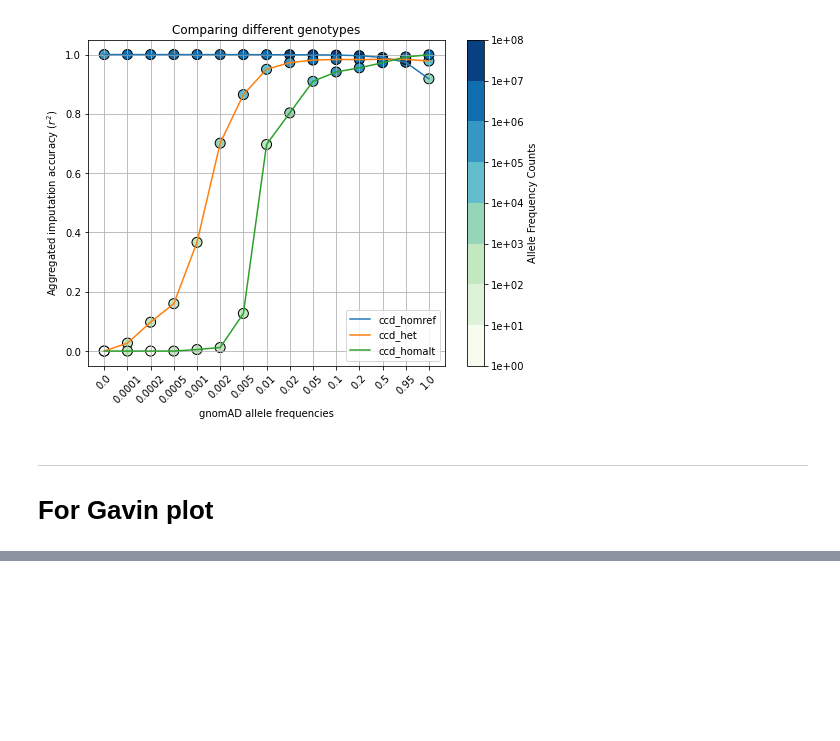
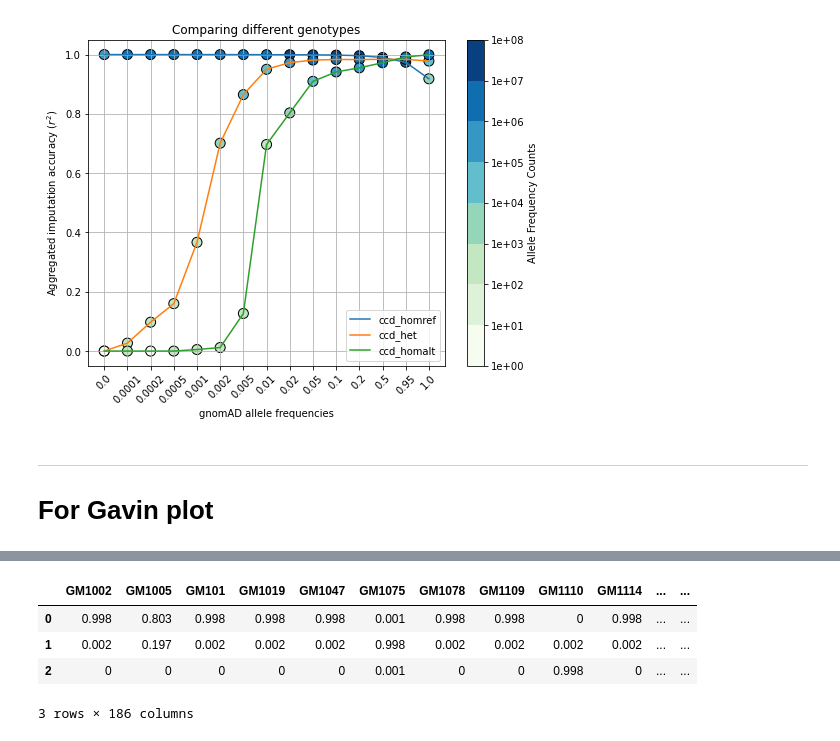
Before and after one commit to Suuuuuuuus/LCWGS_pipeline, a Jupyter notebook: scripts/lcwgs_tmp.ipynb, the cells around one changed output, grey strips where cells are left out. Drawn from its saved outputs; the diff is of its cells as text; code cells hidden in the pictures; blank space fills up the shorter version.

```diff
--- a/scripts/lcwgs_tmp.ipynb
+++ b/scripts/lcwgs_tmp.ipynb
@@ -143,19 +91,3 @@ plot_imputation_accuracy(dfs, title = 'Comparing different genotypes')
 # %% [markdown]
 ---
 # For Gavin plot
-# %%
-chip_oneKG_chr11 = "/well/band/users/rbx225/GAMCC/results/chip/imputed/oneKG/vcf/chr11.all.vcf.gz"
-chip_topmed_chr11 = "/well/band/users/rbx225/GAMCC/results/chip/imputed/topmed/vcf/chr11.all.vcf.gz"
-chip_type_chr11 = "/well/band/users/rbx225/GAMCC/results/chip/imputed/oneKG/vcf/chr11.typed.vcf.gz"
-quilt_oneKG_chr11 = "/well/band/users/rbx225/GAMCC/results/imputation/vcfs/oneKG/quilt.chr11.vcf.gz"
-vcfs = [chip_oneKG_chr11, chip_topmed_chr11, quilt_oåneKG_chr11, chip_type_chr11]
-for i in vcfs:
-    command = 'tabix ' + i
-    subprocess.run(command, shell = True)
-
-# if result.returncode == 0:
-#     # Parse the output and create a Pandas DataFrame
-#     columns = ['CHROM', 'POS', 'REF', 'ALT', 'QUAL']
-#     data = [line.strip().split('\t') for line in result.stdout.split('\n') if line.strip()]
-#     df = pd.DataFrame(data, columns=columns)
-#     print(df)
@@ -236,0 +168,15 @@ sample_linker
+# %%
+df = lc.copy()
+df = df.apply(lambda x: x.str.split(',').explode()).reset_index(drop = True)
+# df['genotype'] = ['0/0', '0/1', '1/1']
+
+# cols = df.columns.tolist()
+# cols = ['genotype'] + [col for col in cols if col != 'genotype']
+# df = df[cols]
+df
+# %% [output]
+|  | GM1002 | GM1005 | GM101 | GM1019 | GM1047 | GM1075 | GM1078 | GM1109 | GM1110 | GM1114 | ... | ... |
+| 0 | 0.998 | 0.803 | 0.998 | 0.998 | 0.998 | 0.001 | 0.998 | 0.998 | 0 | 0.998 | ... | ... |
+| 1 | 0.002 | 0.197 | 0.002 | 0.002 | 0.002 | 0.998 | 0.002 | 0.002 | 0.002 | 0.002 | ... | ... |
+| 2 | 0 | 0 | 0 | 0 | 0 | 0.001 | 0 | 0 | 0.998 | 0 | ... | ... |
+3 rows × 186 columns
```
Also changed, not shown: parts of 16 cells of this notebook, 1 other file.
